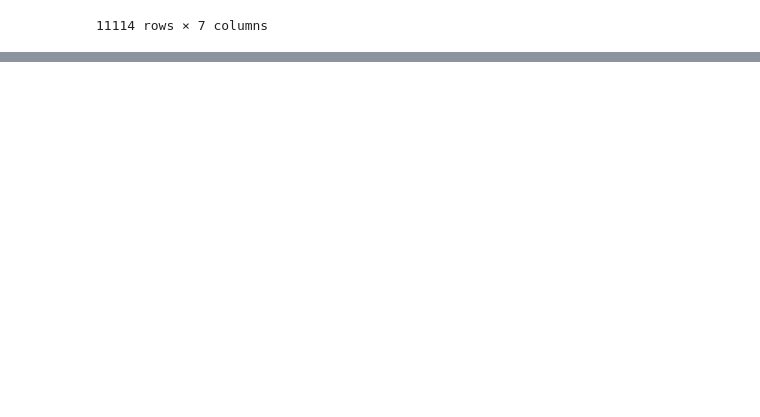
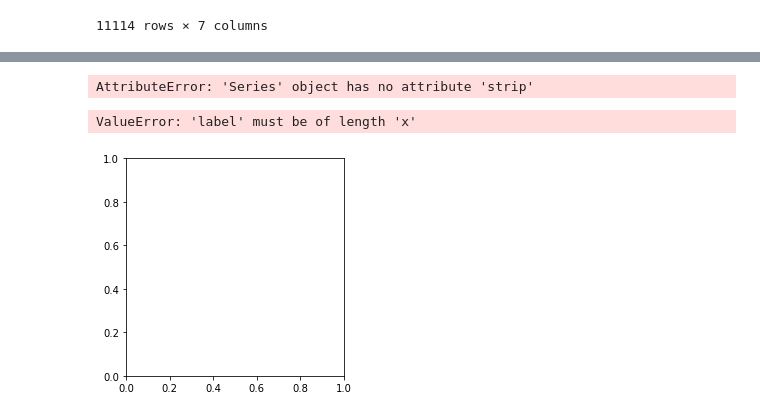
Before and after one commit to DINHC/animevcartoons, a Jupyter notebook: anime.ipynb, the cells around one changed output, grey strips where cells are left out. Cells and saved outputs as stored; diff of their text form; code cells hidden in the pictures; blank space fills up the shorter version.

Commit message:
Commented steps in code. Now attempting to create chart

```diff
--- a/anime.ipynb
+++ b/anime.ipynb
@@ -461,0 +481,20 @@ TypeError: sort_values() got an unexpected keyword argument 'by'
+# %%
+cleananime5 = cleananime5['genre'].strip('\"')
+# cleananime5 = cleananime5['genre'].astype(float)
+# cleananime5.sort_values(by='rating',ascending=False)
+# %% [output]
+AttributeError: 'Series' object has no attribute 'strip'
+# %%
+labels = cleananime5['name']
+sizes = cleananime5['genre']
+explode = (0, 0.1, 0, 0)
+
+fig1, ax1 = plt.subplots()
+ax1.pie(sizes, explode=explode, labels=labels, autopct='%1.1f%%',
+        shadow=True, startangle=90)
+ax1.axis('equal')  # Equal aspect ratio ensures that pie is drawn as a circle.
+
+plt.show()
+# %% [output]
+ValueError: 'label' must be of length 'x'
+[figure, added]
```
Also changed, not shown: parts of 30 cells of this notebook.
